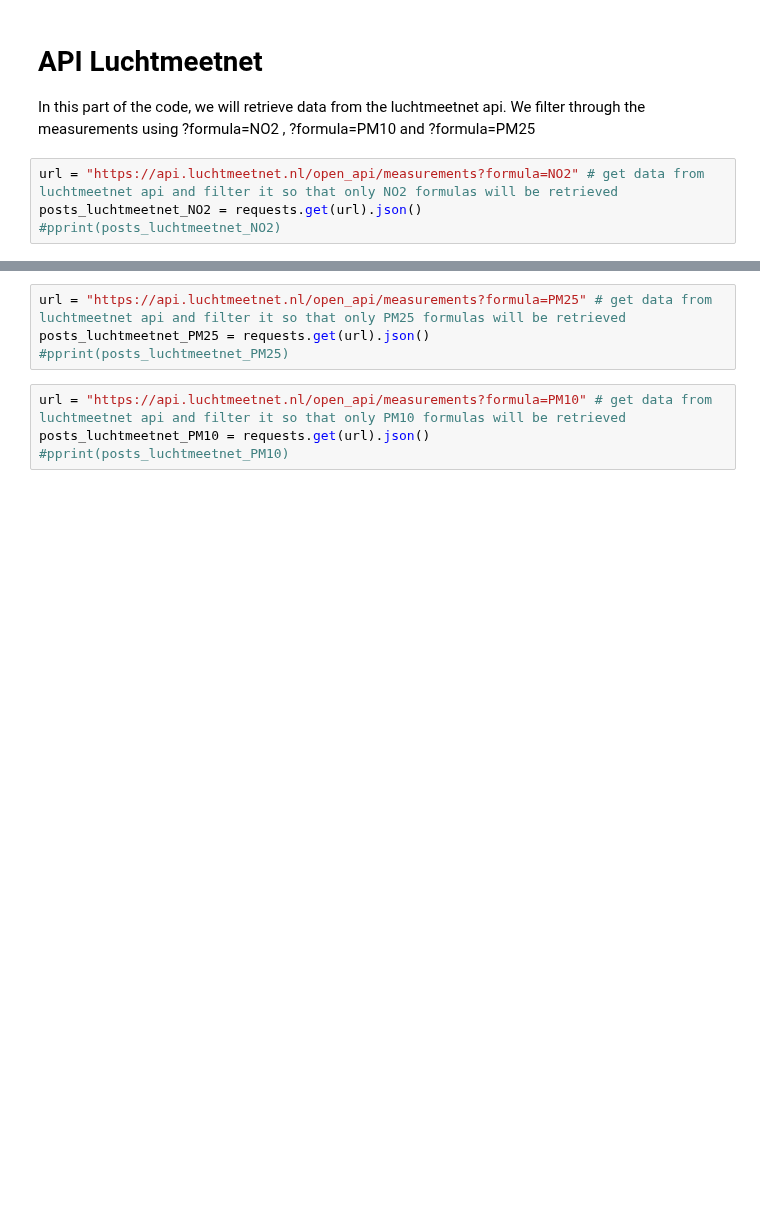
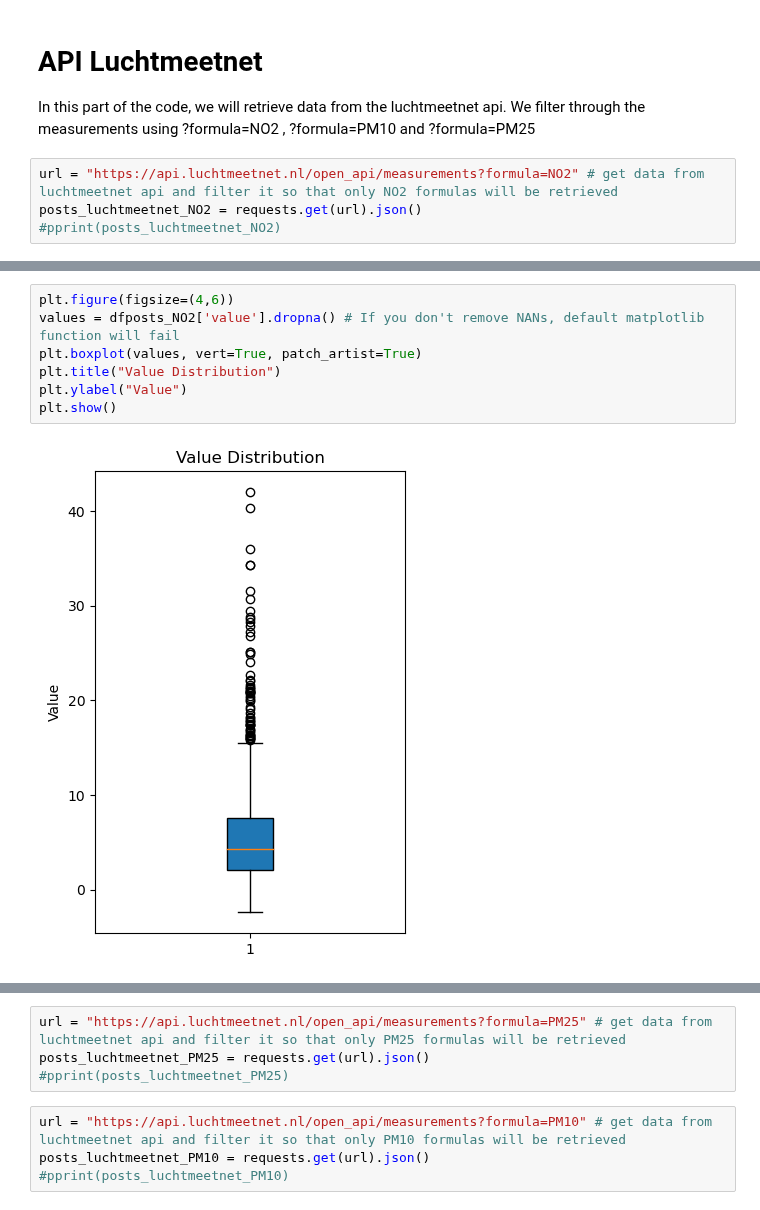
Before and after one commit to R-Zaid/DSS-project, a Jupyter notebook: main/DSS group 1 .ipynb, the cells around one changed output, grey strips where cells are left out. Saved outputs shown, nothing was run; the diff lists cells and outputs as text; blank space fills up the shorter version.

```diff
--- a/main/DSS group 1 .ipynb
+++ b/main/DSS group 1 .ipynb
@@ -412,0 +488,9 @@ posts_luchtmeetnet_NO2 = requests.get(url).json()
+# %%
+plt.figure(figsize=(4,6))
+values = dfposts_NO2['value'].dropna() # If you don't remove NANs, default matplotlib function will fail
+plt.boxplot(values, vert=True, patch_artist=True)
+plt.title("Value Distribution")
+plt.ylabel("Value")
+plt.show()
+# %% [output]
+[figure, added]
```
Also changed, not shown: parts of 19 cells of this notebook.
